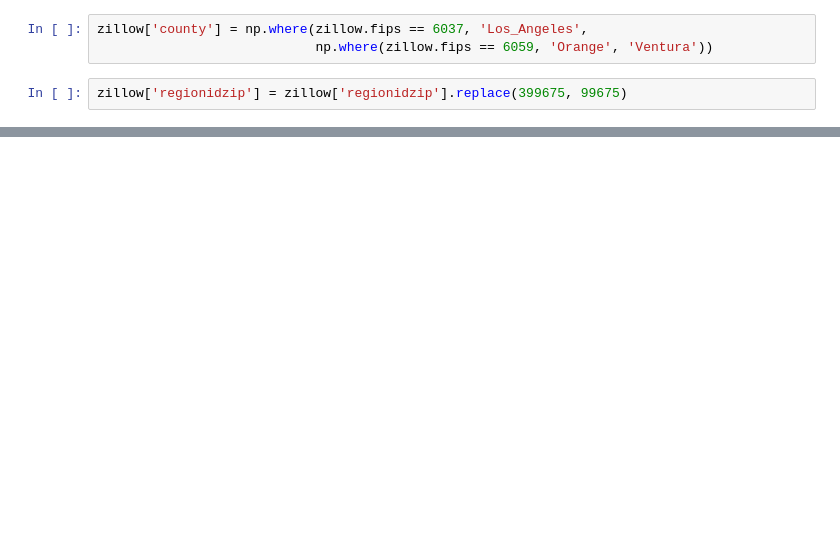
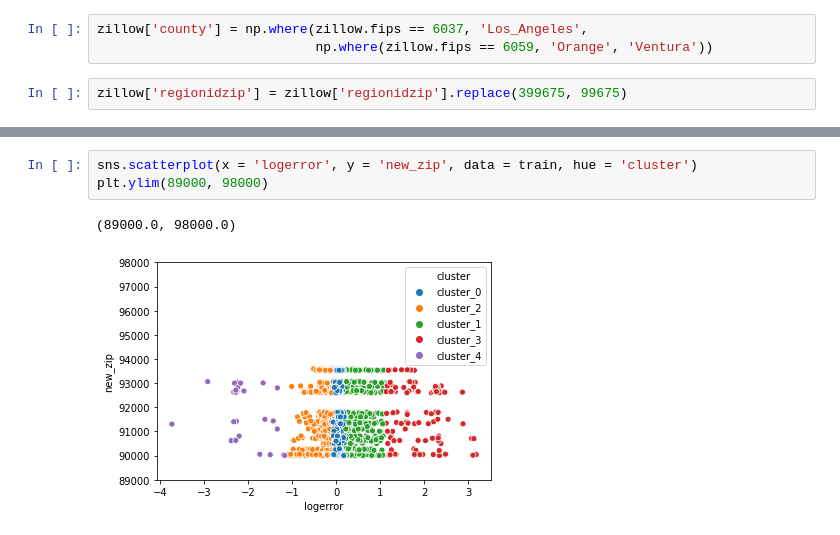
Before and after one commit to clustering-zillow/clustering-zillow, a Jupyter notebook: zillow_cluster_ravinder.ipynb, the cells around one changed output, grey strips where cells are left out. Drawn from its saved outputs; the diff is of its cells as text; blank space fills up the shorter version.

```diff
--- a/zillow_cluster_ravinder.ipynb
+++ b/zillow_cluster_ravinder.ipynb
@@ -209,0 +233,6 @@ Name: census_tractandblock, Length: 73752, dtype: object
+# %%
+sns.scatterplot(x = 'logerror', y = 'new_zip', data = train, hue = 'cluster')
+plt.ylim(89000, 98000)
+# %% [output]
+(89000.0, 98000.0)
+[figure, added]
```
Also changed, not shown: parts of 65 cells of this notebook.
